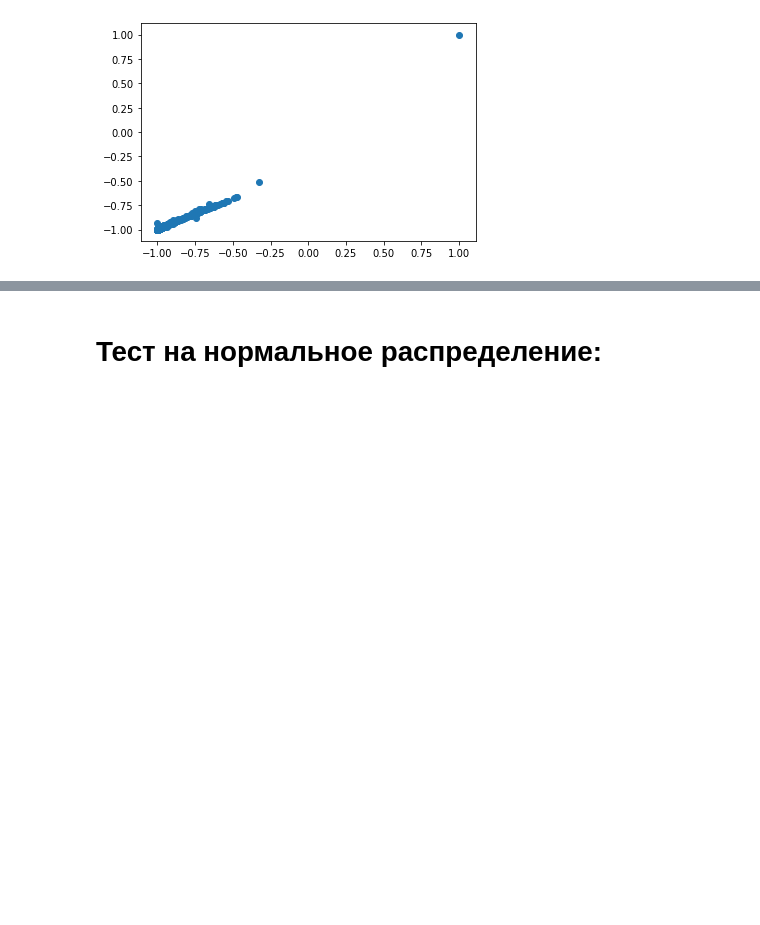
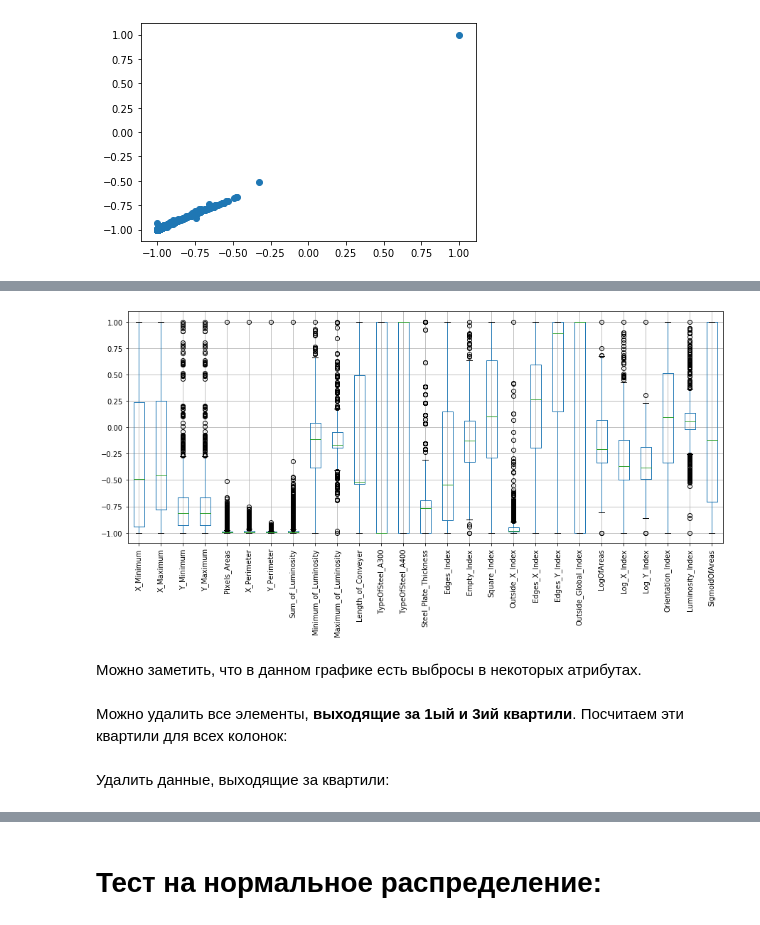
Before and after one commit to yustinaivanova/netology_statistics_february_20, a Jupyter notebook: lecture_4.ipynb, the cells around one changed output, grey strips where cells are left out. Drawn from its saved outputs; the diff is of its cells as text; code cells hidden in the pictures; blank space fills up the shorter version.

```diff
--- a/lecture_4.ipynb
+++ b/lecture_4.ipynb
@@ -175,0 +184,8 @@ pearsonr(df_norm['Sum_of_Luminosity'], df_norm['Pixels_Areas'])
+# %%
+boxplot = df_norm.boxplot(figsize=(15,6), rot=90)
+# %% [output]
+[figure, added]
+# %% [markdown]
+Можно заметить, что в данном графике есть выбросы в некоторых атрибутах.
+# %% [markdown]
+Можно удалить все элементы, **выходящие за 1ый и 3ий квартили**. Посчитаем эти квартили для всех колонок:
@@ -175,0 +196,2 @@ pearsonr(df_norm['Sum_of_Luminosity'], df_norm['Pixels_Areas'])
+# %% [markdown]
+Удалить данные, выходящие за квартили:
```
Also changed, not shown: parts of 17 cells of this notebook, 1 other file.
